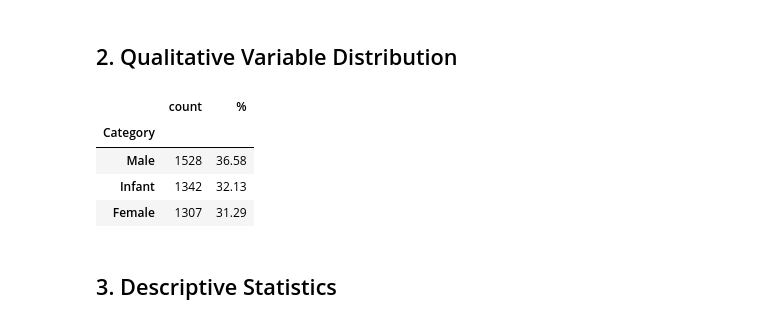
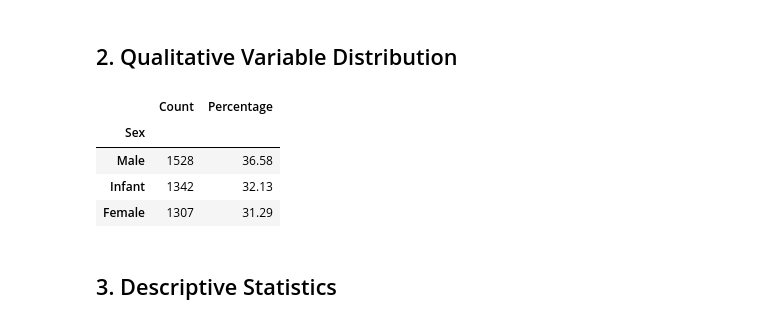
Before and after one commit to JakubRudy/programming-in-python, a Jupyter notebook: Assignment1/zadanie1.ipynb, the cells around one changed output. Saved outputs shown, nothing was run; the diff lists cells and outputs as text; code cells hidden in the pictures.

```diff
--- a/Assignment1/zadanie1.ipynb
+++ b/Assignment1/zadanie1.ipynb
@@ -39,19 +39,17 @@ df.sample(5)
 # %% [markdown]
 ## 2. Qualitative Variable Distribution
 # %%
-sex_dist = ["Male", "Infant", "Female"]
+grouped = df.groupby("Sex").size().reindex(sex_dist)
 
-sex_counts = df["Sex"].value_counts().reindex(sex_dist)
+dist_table = pd.DataFrame({
+    "Count": grouped,
+    "Percentage": (grouped / len(df) * 100).round(2)
+})
 
-dist_table = pd.DataFrame(
-    {"count": sex_counts, "%": (sex_counts / len(df) * 100).round(2)}
-)
-
-dist_table.index.name = "Category"
 dist_table
 # %% [output]
-|  | count | % |
-| Category |  |  |
+|  | Count | Percentage |
+| Sex |  |  |
 | Male | 1528 | 36.58 |
 | Infant | 1342 | 32.13 |
 | Female | 1307 | 31.29 |
```
Also changed, not shown: parts of 2 cells of this notebook.
